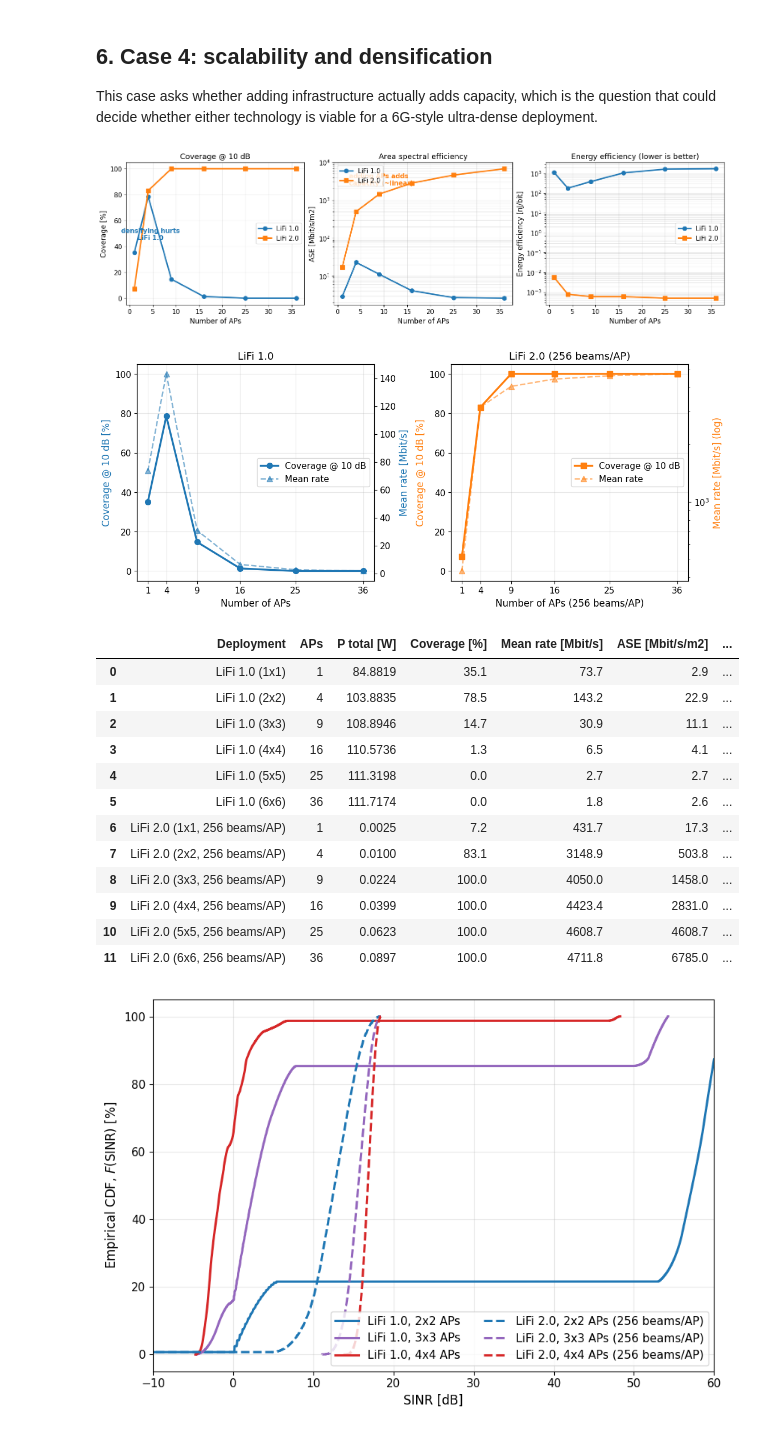
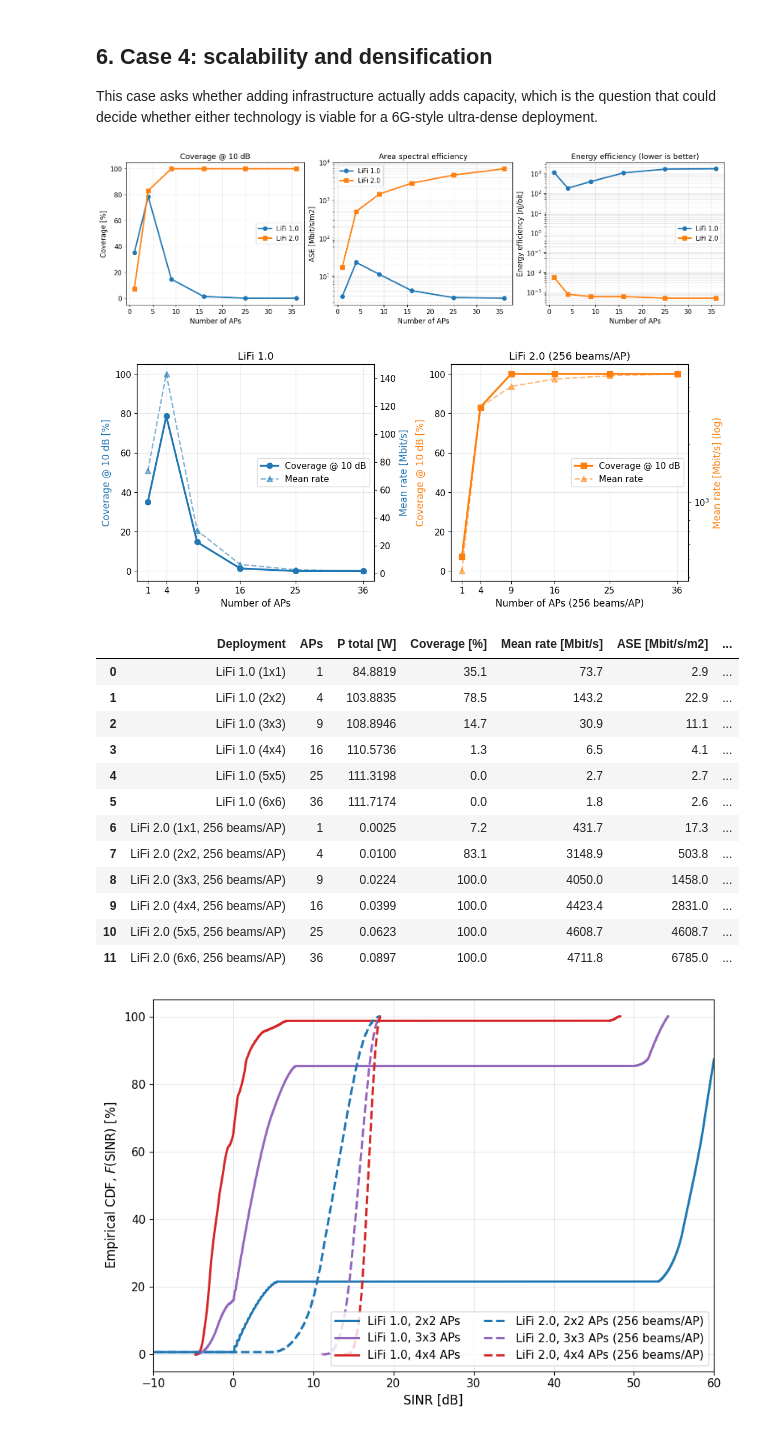
Before and after one commit to carolinalopezdelamadriz/lifi-comparative-analysis, a Jupyter notebook: multi_cell_analysis.ipynb, the cells around one changed output. Drawn from its saved outputs; the diff is of its cells as text; code cells hidden in the pictures.

Commit message:
Remove overlapping annotation text from the Case 4 scalability plot

```diff
--- a/multi_cell_analysis.ipynb
+++ b/multi_cell_analysis.ipynb
@@ -654,10 +654,6 @@ for a, key, ttl, logy in [(ax[0], "Coverage [%]", f"Coverage @ {GAMMA_TH_DB:.0f}
     a.set_xlabel("Number of APs"); a.set_ylabel(key); a.set_title(ttl)
     a.legend(fontsize=11); a.grid(alpha=.3, which="both")
 ax[0].set_ylim(-5, 105)
-ax[0].annotate("densifying hurts\nLiFi 1.0", (4.5, 45), fontsize=11, color="tab:blue",
-               ha="center", weight="bold")
-ax[1].annotate("adding APs adds\ncapacity (~linear)", (2.5, 2500), fontsize=11,
-               color="tab:orange", weight="bold")
 plt.show()
 
 # coverage and data rate as we add more access points
@@ -667,34 +663,34 @@ ax = axes[0]; ax2 = ax.twinx()
 l1, = ax.plot(L.APs, L["Coverage [%]"], "o-", color="tab:blue", lw=2.4, ms=7,
               label=f"Coverage @ {GAMMA_TH_DB:.0f} dB")
 l2, = ax2.plot(L.APs, L["Mean rate [Mbit/s]"], "^--", color="tab:blue", lw=1.8, ms=7,
                alpha=0.55, label="Mean rate")
 ax.set_xlabel("Number of APs"); ax.set_xticks(L.APs)
 ax.set_ylabel(f"Coverage @ {GAMMA_TH_DB:.0f} dB [%]", color="tab:blue"); ax.set_ylim(-5, 105)
 ax2.set_ylabel("Mean rate [Mbit/s]", color="tab:blue")
 ax.set_title("LiFi 1.0")
 ax.legend(handles=[l1, l2], fontsize=11, loc="center right")
 ax.grid(alpha=.3)
 
 ax = axes[1]; ax2 = ax.twinx()
 l1, = ax.plot(V.APs, V["Coverage [%]"], "s-", color="tab:orange", lw=2.4, ms=7,
               label=f"Coverage @ {GAMMA_TH_DB:.0f} dB")
 l2, = ax2.plot(V.APs, V["Mean rate [Mbit/s]"], "^--", color="tab:orange", lw=1.8, ms=7,
                alpha=0.55, label="Mean rate")
 ax2.set_yscale("log")
 ax.set_xlabel("Number of APs (256 beams/AP)"); ax.set_xticks(V.APs)
 ax.set_ylabel(f"Coverage @ {GAMMA_TH_DB:.0f} dB [%]", color="tab:orange"); ax.set_ylim(-5, 105)
 ax2.set_ylabel("Mean rate [Mbit/s] (log)", color="tab:orange")
 ax.set_title("LiFi 2.0 (256 beams/AP)")
 ax.legend(handles=[l1, l2], fontsize=11, loc="center right")
 ax.grid(alpha=.3)
 
 
 plt.show()
 
 ddf[["Deployment", "APs", "P total [W]", "Coverage [%]", "Mean rate [Mbit/s]",
      "ASE [Mbit/s/m2]", "Energy efficiency [nJ/bit]"]]
 # %% [output]
-[figure, old version]
+[figure, new version]
 [figure]
 |  | Deployment | APs | P total [W] | Coverage [%] | Mean rate [Mbit/s] | ASE [Mbit/s/m2] | ... |
 | 0 | LiFi 1.0 (1x1) | 1 | 84.8819 | 35.1 | 73.7 | 2.9 | ... |
```
Also changed, not shown: 1 other file.
